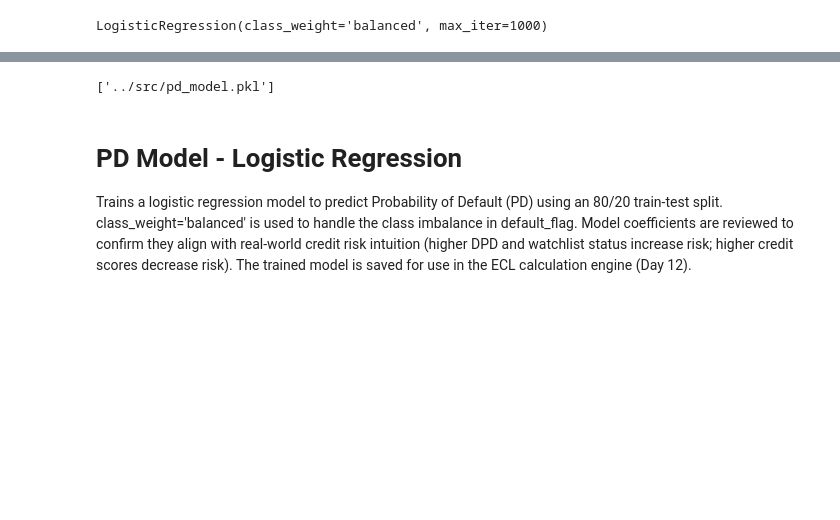
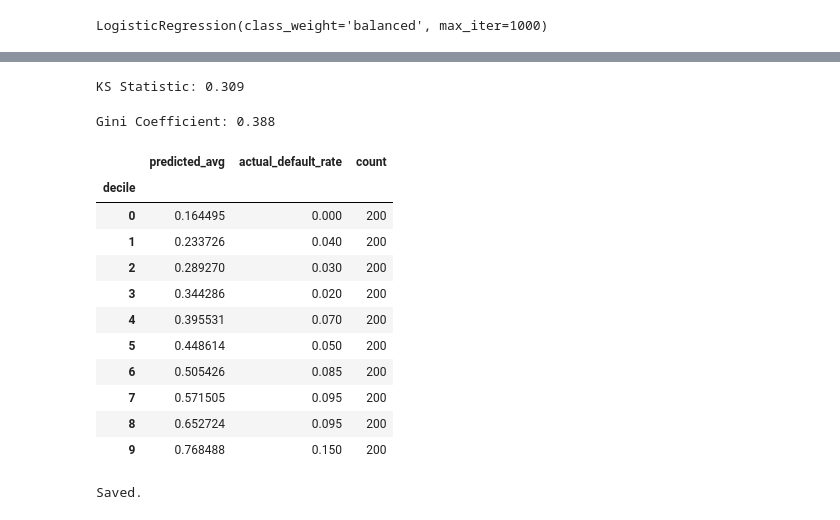
Before and after one commit to Sarthak7209/ifrs9-ecl-engine, a Jupyter notebook: notebooks/05_pd_model.ipynb, the cells around one changed output, grey strips where cells are left out. Saved outputs shown, nothing was run; the diff lists cells and outputs as text; code cells hidden in the pictures; blank space fills up the shorter version.

```diff
--- a/notebooks/05_pd_model.ipynb
+++ b/notebooks/05_pd_model.ipynb
@@ -55,13 +93,39 @@ coef_df
+# %%
+ks_stat, ks_pval = ks_2samp(y_pred_proba[y_test==1], y_pred_proba[y_test==0])
+print(f"KS Statistic: {ks_stat:.3f}")
+# %% [output]
+KS Statistic: 0.309
+# %%
+gini = 2 * auc - 1
+print(f"Gini Coefficient: {gini:.3f}")
+# %% [output]
+Gini Coefficient: 0.388
+# %%
+calib_df = pd.DataFrame({'predicted_proba': y_pred_proba, 'actual': y_test.values})
+calib_df['decile'] = pd.qcut(calib_df['predicted_proba'], 10, labels=False, duplicates='drop')
+
+calib_summary = calib_df.groupby('decile').agg(
+    predicted_avg=('predicted_proba', 'mean'),
+    actual_default_rate=('actual', 'mean'),
+    count=('actual', 'size')
+)
+calib_summary
+# %% [output]
+|  | predicted_avg | actual_default_rate | count |
+| decile |  |  |  |
+| 0 | 0.164495 | 0.000 | 200 |
+| 1 | 0.233726 | 0.040 | 200 |
+| 2 | 0.289270 | 0.030 | 200 |
+| 3 | 0.344286 | 0.020 | 200 |
+| 4 | 0.395531 | 0.070 | 200 |
+| 5 | 0.448614 | 0.050 | 200 |
+| 6 | 0.505426 | 0.085 | 200 |
+| 7 | 0.571505 | 0.095 | 200 |
+| 8 | 0.652724 | 0.095 | 200 |
+| 9 | 0.768488 | 0.150 | 200 |
 # %%
-import joblib
 joblib.dump(model, '../src/pd_model.pkl')
+joblib.dump(scaler, '../src/pd_scaler.pkl')
+print("Saved.")
 # %% [output]
-['../src/pd_model.pkl']
+Saved.
-# %% [markdown]
-# PD Model - Logistic Regression
-
-Trains a logistic regression model to predict Probability of Default (PD) using an 80/20 train-test split.
-class_weight='balanced' is used to handle the class imbalance in default_flag. Model coefficients are
-reviewed to confirm they align with real-world credit risk intuition (higher DPD and watchlist status
-increase risk; higher credit scores decrease risk). The trained model is saved for use in the ECL
-calculation engine (Day 12).
```
Also changed, not shown: parts of 10 cells of this notebook, 2 other files.
